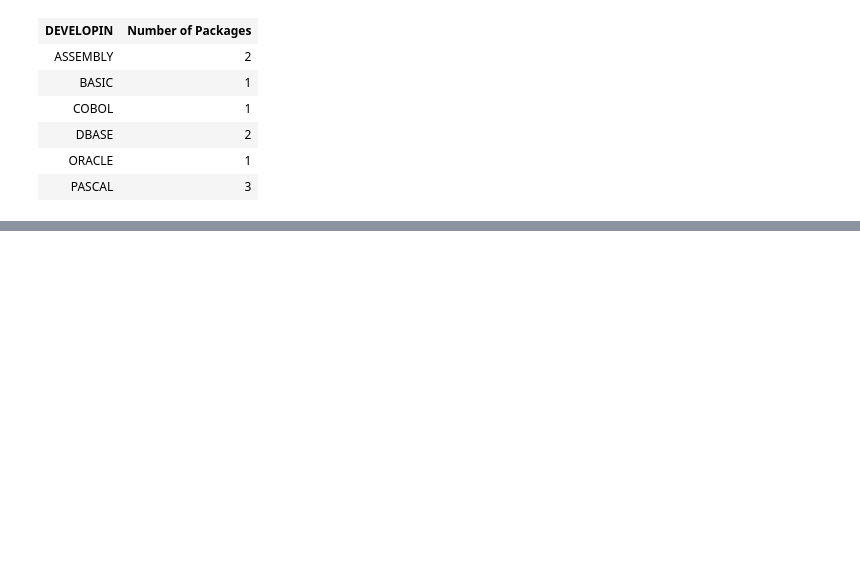
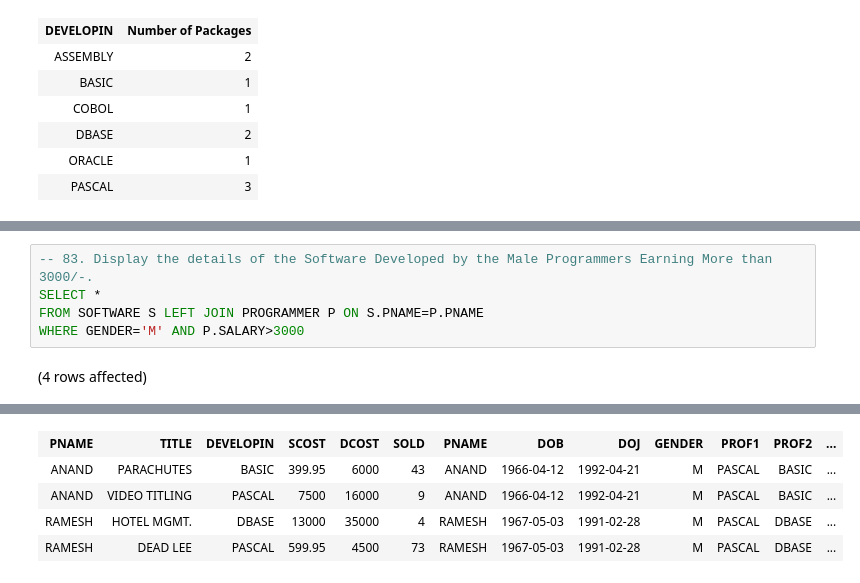
Before and after one commit to nirajgole/ipaat, a Jupyter notebook: SQL/lc_assignment_sql_queries/lc_assignment_sql_queries.ipynb, the cells around one changed output, grey strips where cells are left out. Saved outputs shown, nothing was run; the diff lists cells and outputs as text; blank space fills up the shorter version.

```diff
--- a/SQL/lc_assignment_sql_queries/lc_assignment_sql_queries.ipynb
+++ b/SQL/lc_assignment_sql_queries/lc_assignment_sql_queries.ipynb
@@ -562,0 +1171,7 @@ Total execution time: 00:00:00.008
+# %%
+-- 83. Display the details of the Software Developed by the Male Programmers Earning More than 3000/-.
+SELECT *
+FROM SOFTWARE S LEFT JOIN PROGRAMMER P ON S.PNAME=P.PNAME
+WHERE GENDER='M' AND P.SALARY>3000
+# %% [output]
+(4 rows affected)
@@ -562,0 +1179,5 @@ Total execution time: 00:00:00.008
+| PNAME | TITLE | DEVELOPIN | SCOST | DCOST | SOLD | PNAME | DOB | DOJ | GENDER | PROF1 | PROF2 | ... |
+| ANAND | PARACHUTES | BASIC | 399.95 | 6000 | 43 | ANAND | 1966-04-12 | 1992-04-21 | M | PASCAL | BASIC | ... |
+| ANAND | VIDEO TITLING | PASCAL | 7500 | 16000 | 9 | ANAND | 1966-04-12 | 1992-04-21 | M | PASCAL | BASIC | ... |
+| RAMESH | HOTEL MGMT. | DBASE | 13000 | 35000 | 4 | RAMESH | 1967-05-03 | 1991-02-28 | M | PASCAL | DBASE | ... |
+| RAMESH | DEAD LEE | PASCAL | 599.95 | 4500 | 73 | RAMESH | 1967-05-03 | 1991-02-28 | M | PASCAL | DBASE | ... |
```
Also changed, not shown: parts of 69 cells of this notebook.
